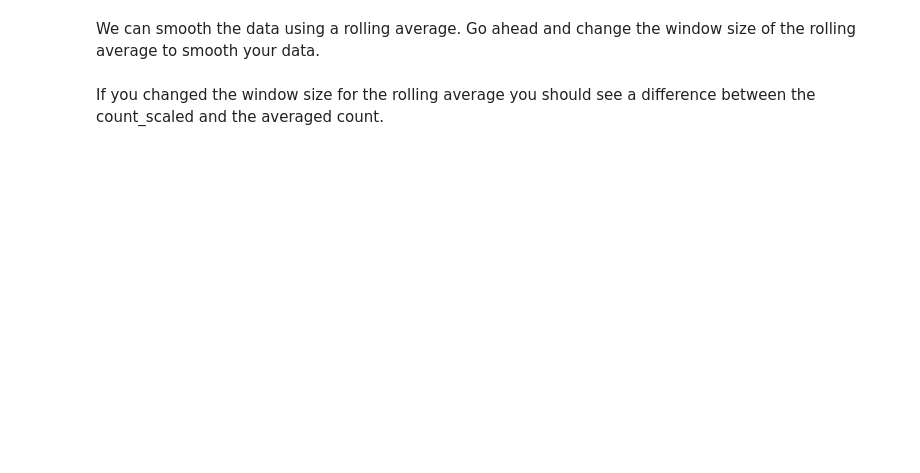
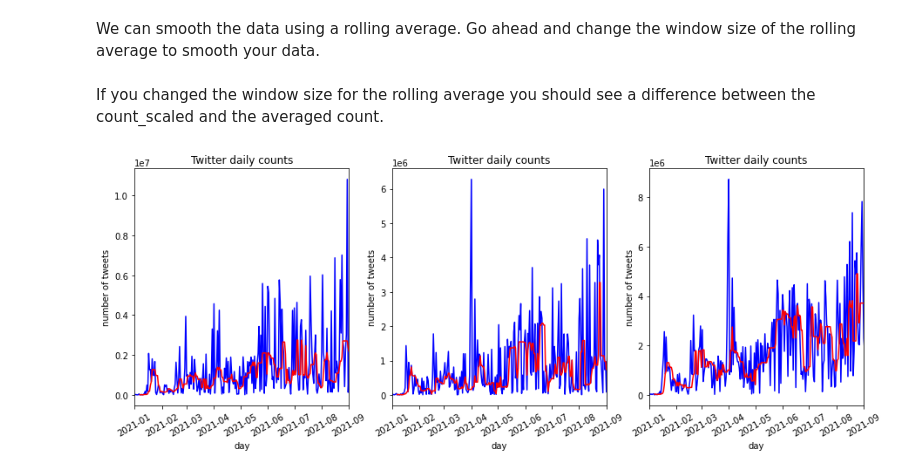
Before and after one commit to DjaziaLadjal/DS_example1, a Jupyter notebook: index.ipynb, the cells around one changed output. Cells and saved outputs as stored; diff of their text form; code cells hidden in the pictures; blank space fills up the shorter version.

```diff
--- a/index.ipynb
+++ b/index.ipynb
@@ -97,6 +152,35 @@ From now on we will be using the scaled_counts for the rest of the pre-processin
 # %% [markdown]
 We can smooth the data using a rolling average. Go ahead and change the window size of the rolling average to smooth your data.
-# %%
-twitter_counts['rolling_average'] = twitter_counts['count_scaled'].rolling(window=1).mean()
+# %%
+twitter_counts['worldwide_R_average'] = twitter_counts['worldwide_scaled'].rolling(window=7).median()
+twitter_counts['USA_R_average'] = twitter_counts['USA_scaled'].rolling(window=7).median()
+twitter_counts['UK_R_average'] = twitter_counts['UK_scaled'].rolling(window=7).median()
 # %% [markdown]
 If you changed the window size for the rolling average you should see a difference between the count_scaled and the averaged count.
+# %%
+fig, ax = plt.subplots(1,3,figsize=(15,5))
+
+ax[0].plot(twitter_counts['day'],twitter_counts['USA_scaled'],color='blue')
+ax[0].plot(twitter_counts['day'],twitter_counts['USA_R_average'],color='red')
+ax[0].set(xlabel='day', ylabel='number of tweets',
+       title='Twitter daily counts',\
+          xlim=[dt.date(2021, 1,1 ), dt.date(2021, 9, 1)])
+ax[0].tick_params(axis='x', rotation=30)
+
+ax[1].plot(twitter_counts['day'],twitter_counts['UK_scaled'],color='blue')
+ax[1].plot(twitter_counts['day'],twitter_counts['UK_R_average'],color='red')
+ax[1].set(xlabel='day', ylabel='number of tweets',
+       title='Twitter daily counts',\
+          xlim=[dt.date(2021, 1,1 ), dt.date(2021, 9, 1)])
+ax[1].tick_params(axis='x', rotation=30)
+
+ax[2].plot(twitter_counts['day'],twitter_counts['worldwide_scaled'],color='blue')
+ax[2].plot(twitter_counts['day'],twitter_counts['worldwide_R_average'],color='red')
+ax[2].set(xlabel='day', ylabel='number of tweets',
+       title='Twitter daily counts',\
+          xlim=[dt.date(2021, 1,1 ), dt.date(2021, 9, 1)])
+ax[2].tick_params(axis='x', rotation=30)
+
+plt.show()
+# %% [output]
+[figure, added]
```
Also changed, not shown: parts of 41 cells of this notebook, 1 other file.
